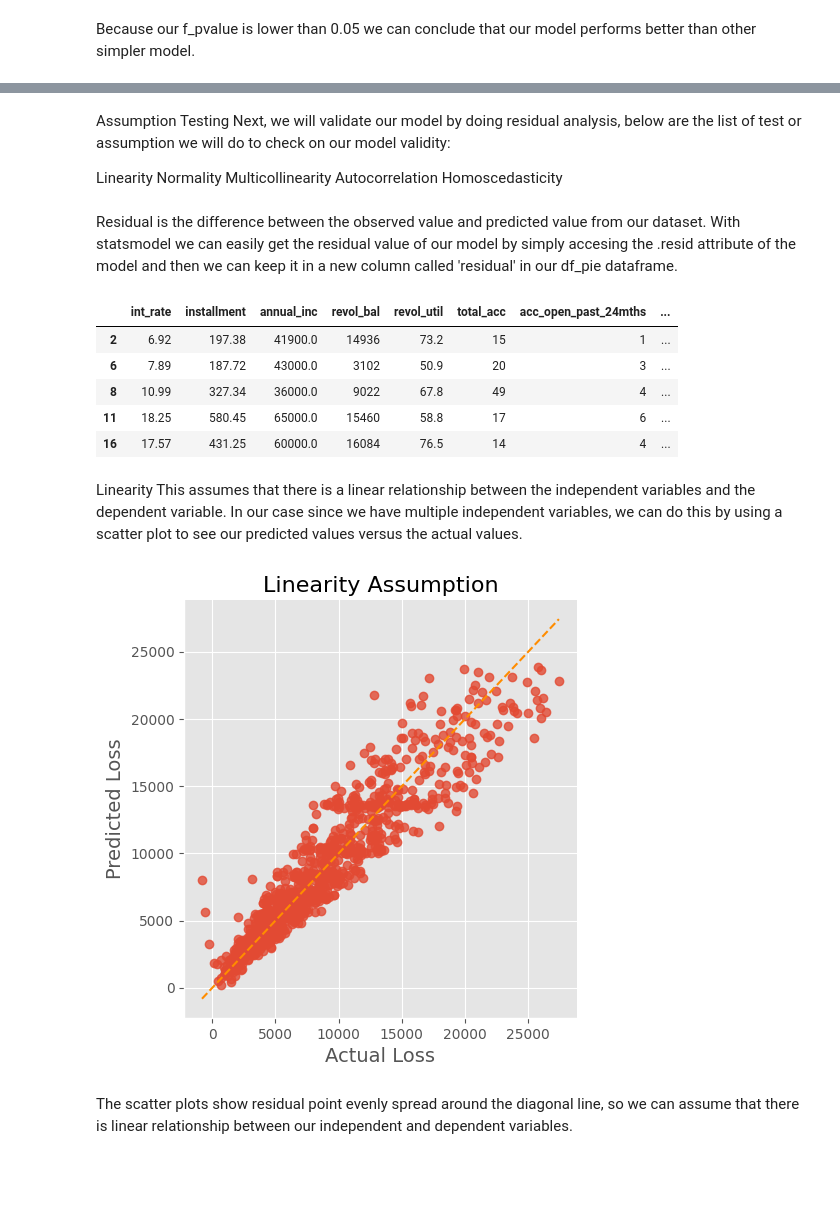
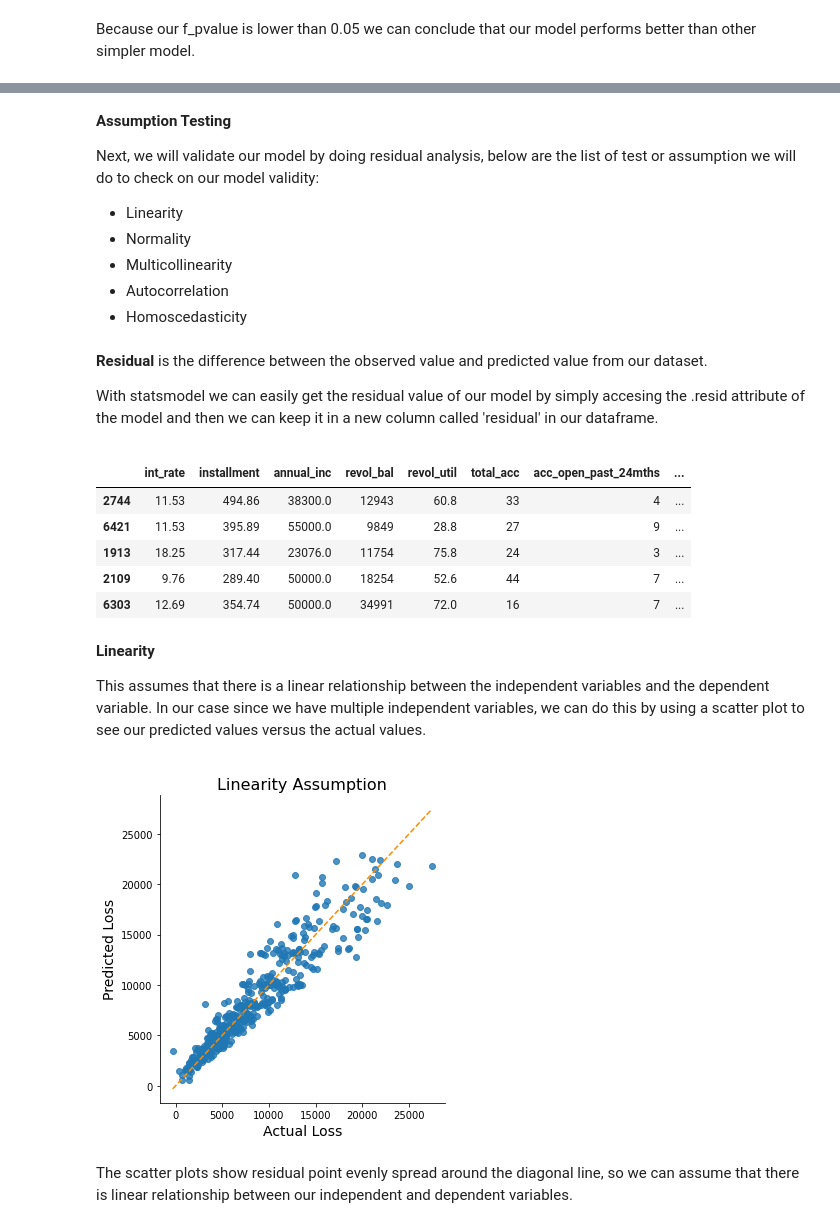
Before and after one commit to gmarambaia/gmarambaia, a Jupyter notebook: Capstone_Coursera_Part2.ipynb, the cells around one changed output, grey strips where cells are left out. Cells and saved outputs as stored; diff of their text form; code cells hidden in the pictures; blank space fills up the shorter version.

```diff
--- a/Capstone_Coursera_Part2.ipynb
+++ b/Capstone_Coursera_Part2.ipynb
@@ -101,4 +84,13 @@ from sklearn.model_selection import train_test_split
 from sklearn.metrics import r2_score
 from sklearn.metrics import mean_absolute_error
 from sklearn.metrics import mean_squared_error
+# %%
+#creating the training and validation set using 60:40
+df_train, df_test = train_test_split(df, test_size=0.6, random_state=42, shuffle=True)
+
+# Set independent and dependent variables
+X_train = df_train.loc[:, df_train.columns != 'loss']
+y_train = df_train.loc[:, df_train.columns == 'loss']
+X_test = df_test.loc[:, df_test.columns != 'loss']
+y_test = df_test.loc[:, df_test.columns == 'loss']
 # %%
@@ -134,12 +126,11 @@ import statsmodels.formula.api as smf
 import statsmodels.stats.api as sms
 from statsmodels.compat import lzip
 
-X = df.loc[:, df.columns != 'loss']
-y = df.loc[:, df.columns == 'loss']
+X_train = sm.add_constant(X_train) # adding a constant
+olsmod = sm.OLS(y_train, X_train).fit()
 
-X = sm.add_constant(X) # adding a constant
+y_pred = olsmod.predict(sm.add_constant(X_test))
 
-olsmod = sm.OLS(y, X).fit()
 print(olsmod.summary())
 # %% [output]
                             OLS Regression Results
@@ -205,43 +204,44 @@ Both of our independent variables, price and advertising, have p-value less than
 # %% [markdown]
-Assumption Testing
+**Assumption Testing**<p>
 Next, we will validate our model by doing residual analysis, below are the list of test or assumption we will do to check on our model validity:
 
-Linearity
-Normality
-Multicollinearity
-Autocorrelation
-Homoscedasticity
+* Linearity
+* Normality
+* Multicollinearity
+* Autocorrelation
+* Homoscedasticity
 # %% [markdown]
-Residual is the difference between the observed value and predicted value from our dataset. With statsmodel we can easily get the residual value of our model by simply accesing the .resid attribute of the model and then we can keep it in a new column called 'residual' in our df_pie dataframe.
+**Residual** is the difference between the observed value and predicted value from our dataset. <p>
+With statsmodel we can easily get the residual value of our model by simply accesing the .resid attribute of the model and then we can keep it in a new column called 'residual' in our dataframe.
 # %%
-df['loss_pred'] = olsmod.predict(X)
-df['residual'] = olsmod.resid
-df.head()
+df_train['loss_pred'] = olsmod.predict(X_train)
+df_train['residual'] = olsmod.resid
+df_train.head()
 # %% [output]
 |  | int_rate | installment | annual_inc | revol_bal | revol_util | total_acc | acc_open_past_24mths | ... |
-| 2 | 6.92 | 197.38 | 41900.0 | 14936 | 73.2 | 15 | 1 | ... |
-| 6 | 7.89 | 187.72 | 43000.0 | 3102 | 50.9 | 20 | 3 | ... |
-| 8 | 10.99 | 327.34 | 36000.0 | 9022 | 67.8 | 49 | 4 | ... |
-| 11 | 18.25 | 580.45 | 65000.0 | 15460 | 58.8 | 17 | 6 | ... |
-| 16 | 17.57 | 431.25 | 60000.0 | 16084 | 76.5 | 14 | 4 | ... |
+| 2744 | 11.53 | 494.86 | 38300.0 | 12943 | 60.8 | 33 | 4 | ... |
+| 6421 | 11.53 | 395.89 | 55000.0 | 9849 | 28.8 | 27 | 9 | ... |
+| 1913 | 18.25 | 317.44 | 23076.0 | 11754 | 75.8 | 24 | 3 | ... |
+| 2109 | 9.76 | 289.40 | 50000.0 | 18254 | 52.6 | 44 | 7 | ... |
+| 6303 | 12.69 | 354.74 | 50000.0 | 34991 | 72.0 | 16 | 7 | ... |
 # %% [markdown]
-Linearity
+**Linearity**<p>
 This assumes that there is a linear relationship between the independent variables and the dependent variable. In our case since we have multiple independent variables, we can do this by using a scatter plot to see our predicted values versus the actual values.
 # %%
 # Plotting the observed vs predicted values
-sns.lmplot(x='loss', y='loss_pred', data=df, fit_reg=False, size=5)
+sns.lmplot(x='loss', y='loss_pred', data=df_train, fit_reg=False, size=5)
 
 # Plotting the diagonal line
-line_coords = np.arange(df[['loss', 'loss_pred']].min().min()-10,
-                        df[['loss', 'loss_pred']].max().max()+10)
+line_coords = np.arange(df_train[['loss', 'loss_pred']].min().min()-10,
+                        df_train[['loss', 'loss_pred']].max().max()+10)
 plt.plot(line_coords, line_coords,  # X and y points
          color='darkorange', linestyle='--')
 
 plt.ylabel('Predicted Loss', fontsize=14)
 plt.xlabel('Actual Loss', fontsize=14)
 plt.title('Linearity Assumption', fontsize=16)
 plt.show()
 # %% [output]
-[figure, old version]
+[figure, new version]
 # %% [markdown]
 The scatter plots show residual point evenly spread around the diagonal line, so we can assume that there is linear relationship between our independent and dependent variables.
```
Also changed, not shown: parts of 60 cells of this notebook.
